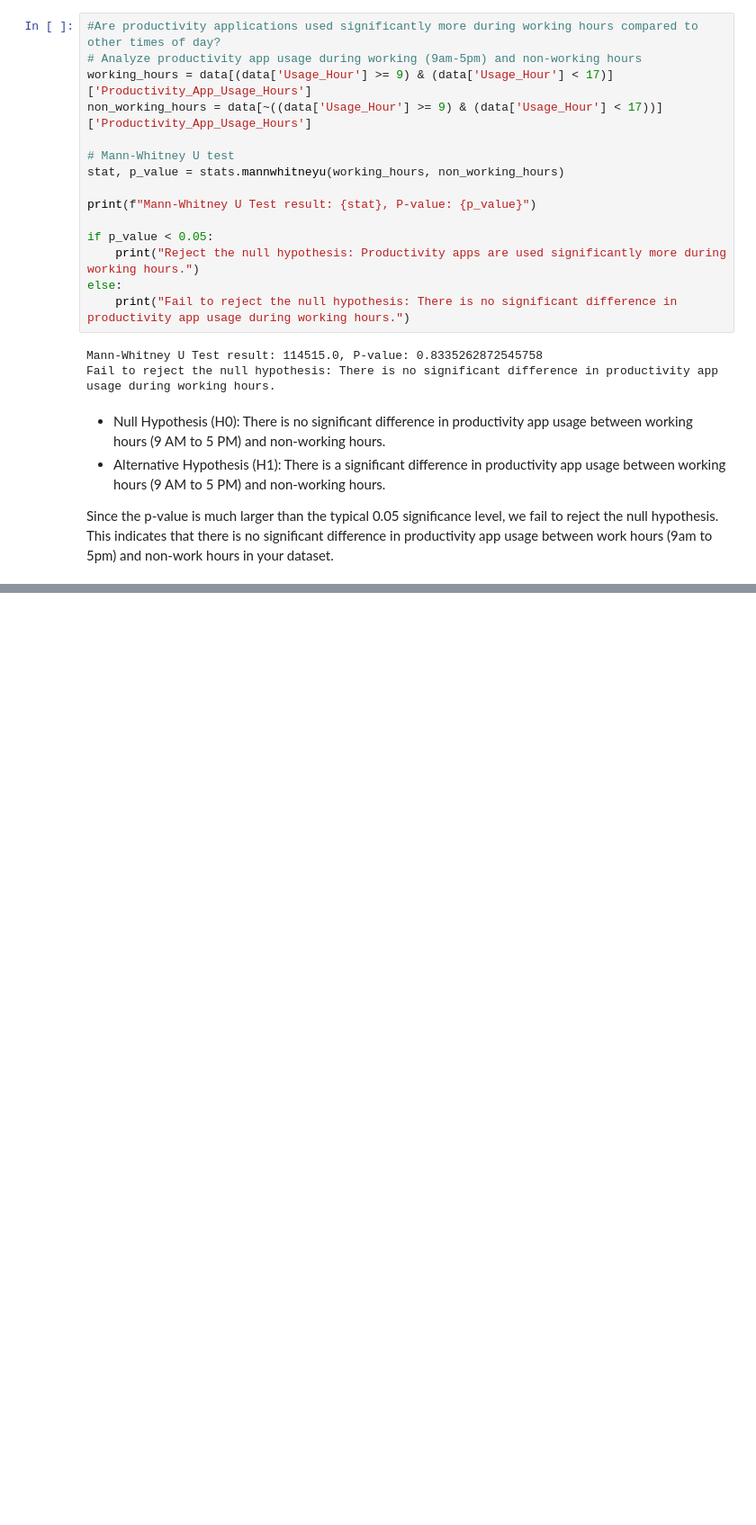
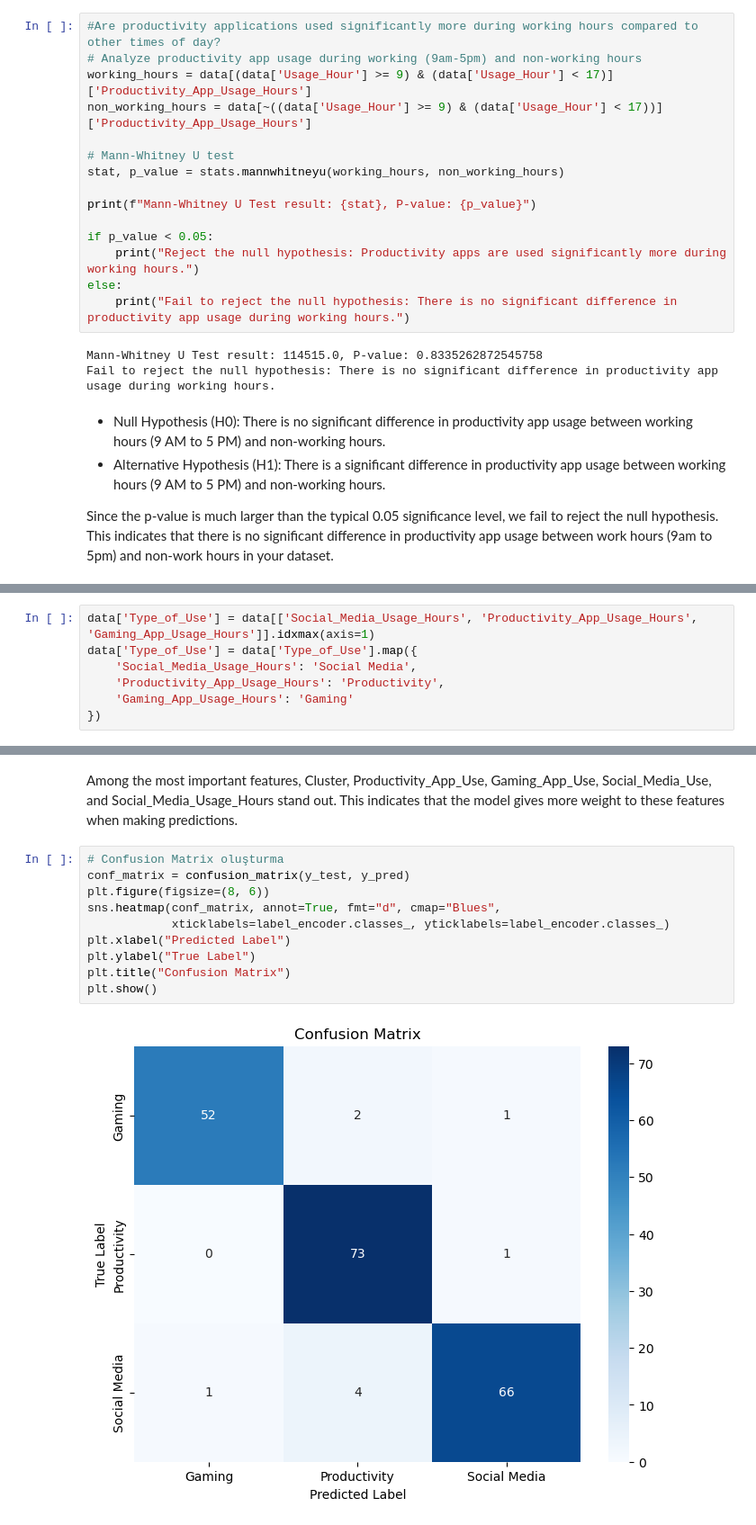
Before and after one commit to ElifSurucu/Understanding-Mobile-Usage-Trends, a Jupyter notebook: Notebooks/Modeling_Notebook.ipynb, the cells around one changed output, grey strips where cells are left out. Shown: that part at 90% size. Saved outputs shown, nothing was run; the diff lists cells and outputs as text; blank space fills up the shorter version.

```diff
--- a/Analysis_Notebook.ipynb
+++ b/Notebooks/Modeling_Notebook.ipynb
@@ -788,0 +809,7 @@ Since the p-value is much larger than the typical 0.05 significance level, we fa
+# %%
+data['Type_of_Use'] = data[['Social_Media_Usage_Hours', 'Productivity_App_Usage_Hours', 'Gaming_App_Usage_Hours']].idxmax(axis=1)
+data['Type_of_Use'] = data['Type_of_Use'].map({
+    'Social_Media_Usage_Hours': 'Social Media',
+    'Productivity_App_Usage_Hours': 'Productivity',
+    'Gaming_App_Usage_Hours': 'Gaming'
+})
@@ -788,0 +869,14 @@ Since the p-value is much larger than the typical 0.05 significance level, we fa
+# %% [markdown]
+Among the most important features, Cluster, Productivity_App_Use, Gaming_App_Use, Social_Media_Use, and Social_Media_Usage_Hours stand out. This indicates that the model gives more weight to these features when making predictions.
+# %%
+# Confusion Matrix oluşturma
+conf_matrix = confusion_matrix(y_test, y_pred)
+plt.figure(figsize=(8, 6))
+sns.heatmap(conf_matrix, annot=True, fmt="d", cmap="Blues",
+            xticklabels=label_encoder.classes_, yticklabels=label_encoder.classes_)
+plt.xlabel("Predicted Label")
+plt.ylabel("True Label")
+plt.title("Confusion Matrix")
+plt.show()
+# %% [output]
+[figure, added]
```
Also changed, not shown: parts of 23 cells of this notebook, 2 other files.
